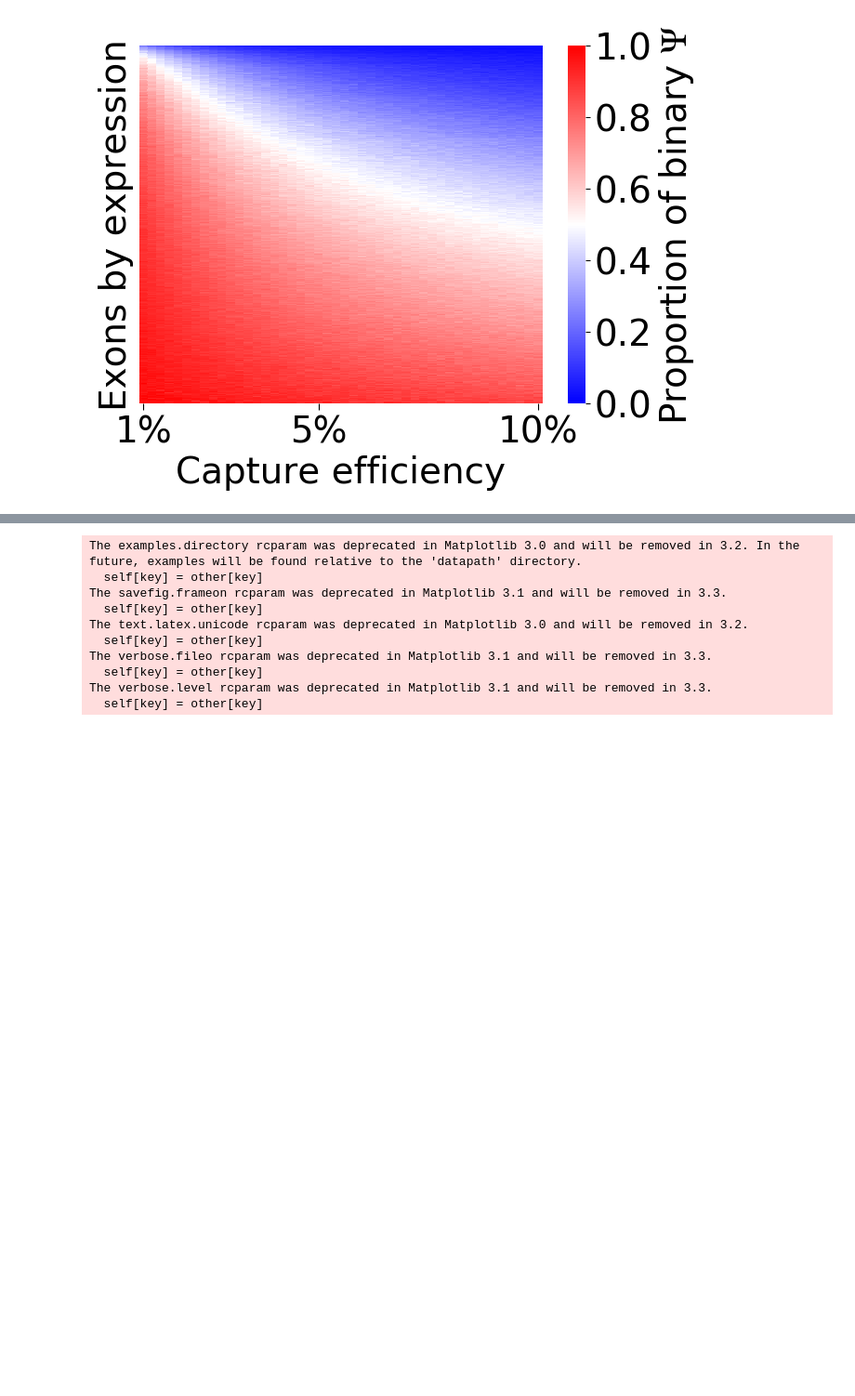
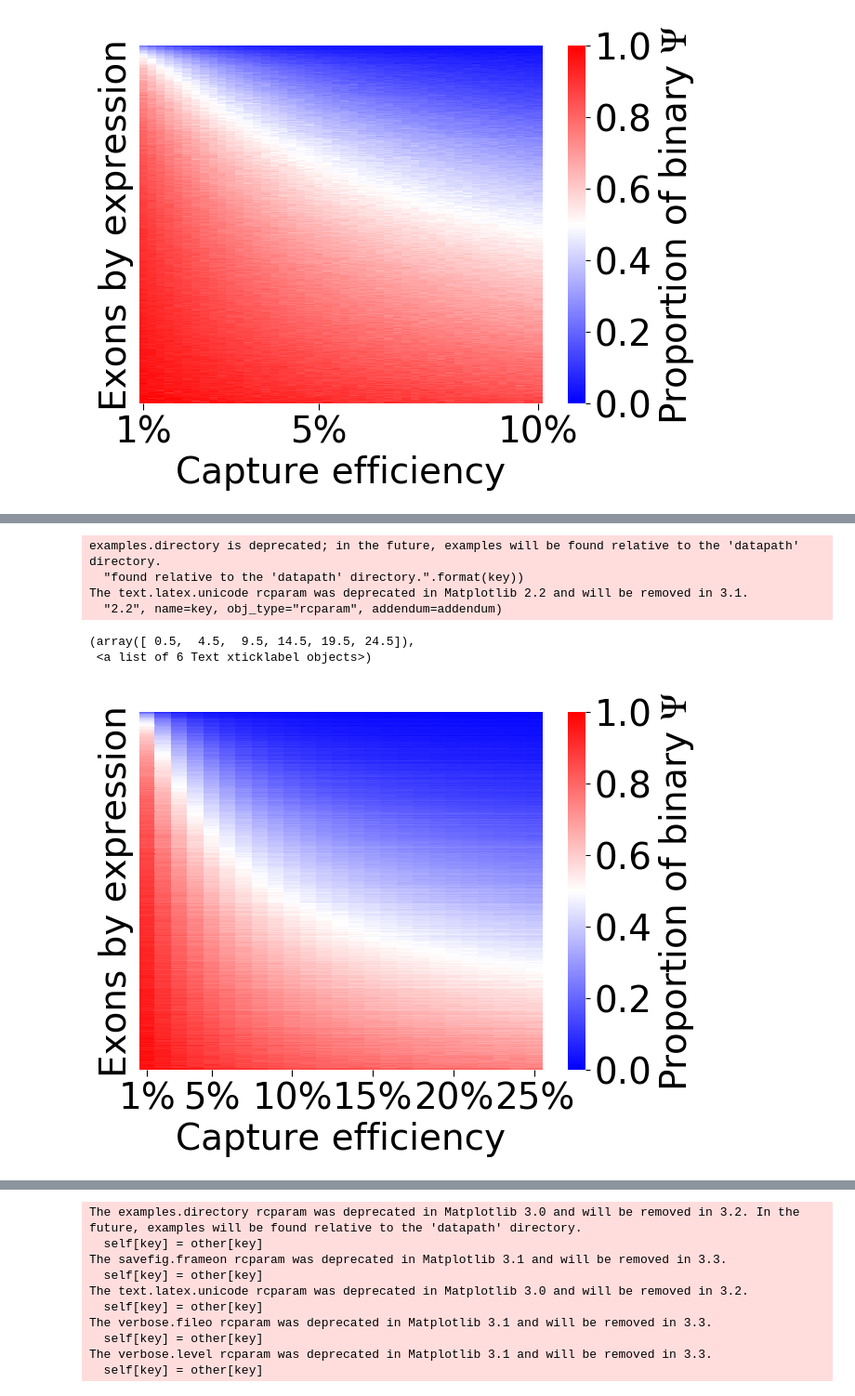
Before and after one commit to lareaulab/sc_binary_splicing, a Jupyter notebook: results/simulations/Simulations_nuisance_factors.ipynb, the cells around one changed output, grey strips where cells are left out. Shown at 93% size. Drawn from its saved outputs; the diff is of its cells as text; code cells hidden in the pictures; blank space fills up the shorter version.

Commit message:
extended sim2 to include 25% capture

```diff
--- a/results/simulations/Simulations_nuisance_factors.ipynb
+++ b/results/simulations/Simulations_nuisance_factors.ipynb
@@ -246,0 +297,67 @@ hm_binary.shape
+# %%
+import importlib
+importlib.reload(scp)
+importlib.reload(spu)
+sns.reset_orig()
+mpl.rcParams["mathtext.fontset"] = "stix"
+
+fig = plt.figure(figsize=(7,5))
+
+ax  = plt.subplot(1,1,1)
+
+
+ax = sns.heatmap(hm_binary.dropna(), cmap='bwr', vmin=0, vmax=1,
+                 cbar_kws={'label': "Proportion of binary $\Psi$",},
+                 yticklabels=False)
+
+# cb = plt.colorbar(ax)
+# cb.set_label(label='Proportion of binary $\Psi$',size=28)
+# cb.ax.tick_params(labelsize=28, length=5)
+# cb.outline.set_visible(False)
+ax.figure.axes[-1].yaxis.label.set_size(28)
+
+
+plt.xlabel('Capture efficiency', fontsize=28)
+plt.ylabel('Exons by expression', fontsize=28)
+
+#locs, labels = plt.xticks()
+
+
+####################
+# xlocs = np.array([0.5, 5.5, 10.5, 15.5, 20.5, 25.5, 30.5, 35.5, 40.5, 45.5])
+# xnewLabels = np.array(['0.01', '0.02', '0.03', '0.04', '0.05', '0.06', '0.07', '0.08', '0.09', '0.1'])
+#######################
+
+
+xlocs = np.array([0.5, 4.5,9.5, 14.5, 19.5, 24.5])
+xnewLabels = np.array(['1%', '5%', '10%', '15%', '20%', '25%'])
+
+# xlocs = np.array([5.5, 10.5,  15.5, 25.5, 30.5, 35.5, 45.5])
+# xnewLabels = np.array(['0.02', 0.03, '0.04', '0.06', 0.07, '0.08', '0.1'])
+plt.xticks(xlocs, xnewLabels)
+
+
+# ylocs = np.array([490.5, 399.5, 299.5, 199.5, 99.5, 0.5])
+# ynewLabels = np.array(['0.01', '0.1', '0.2', '0.3', '0.4', '0.5'])
+# plt.yticks(ylocs, ynewLabels)
+
+ax.tick_params(labelsize=28)
+ax.figure.axes[-1].tick_params(labelsize=28)
+ax.figure.axes[-1].yaxis.label.set_size(28)
+
+ax.xaxis.set_tick_params(length=5)
+ax.yaxis.set_tick_params(length=5)
+
+plt.xticks(rotation=None)
+
+# plt.savefig('plots/sim_capture_efficiency_binary_extended.svg', bbox_inches='tight')
+# plt.savefig('plots/sim_capture_efficiency_binary_extended.pdf', bbox_inches='tight')
+# plt.savefig('plots/sim_capture_efficiency_binary_extended.png', bbox_inches='tight')
+# %% [output]
+examples.directory is deprecated; in the future, examples will be found relative to the 'datapath' directory.
+  "found relative to the 'datapath' directory.".format(key))
+The text.latex.unicode rcparam was deprecated in Matplotlib 2.2 and will be removed in 3.1.
+  "2.2", name=key, obj_type="rcparam", addendum=addendum)
+(array([ 0.5,  4.5,  9.5, 14.5, 19.5, 24.5]),
+ <a list of 6 Text xticklabel objects>)
+[figure, added]
```
Also changed, not shown: parts of 6 cells of this notebook, 22 other files.
